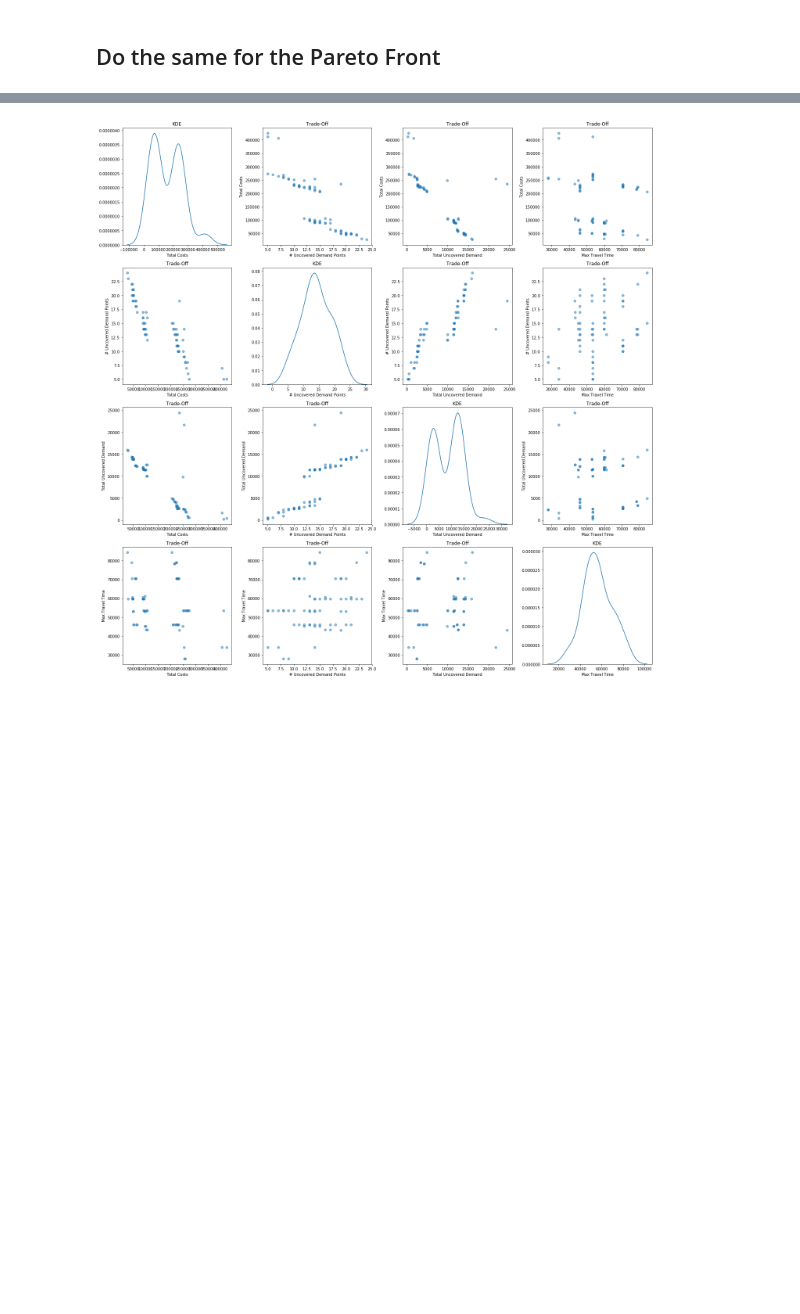
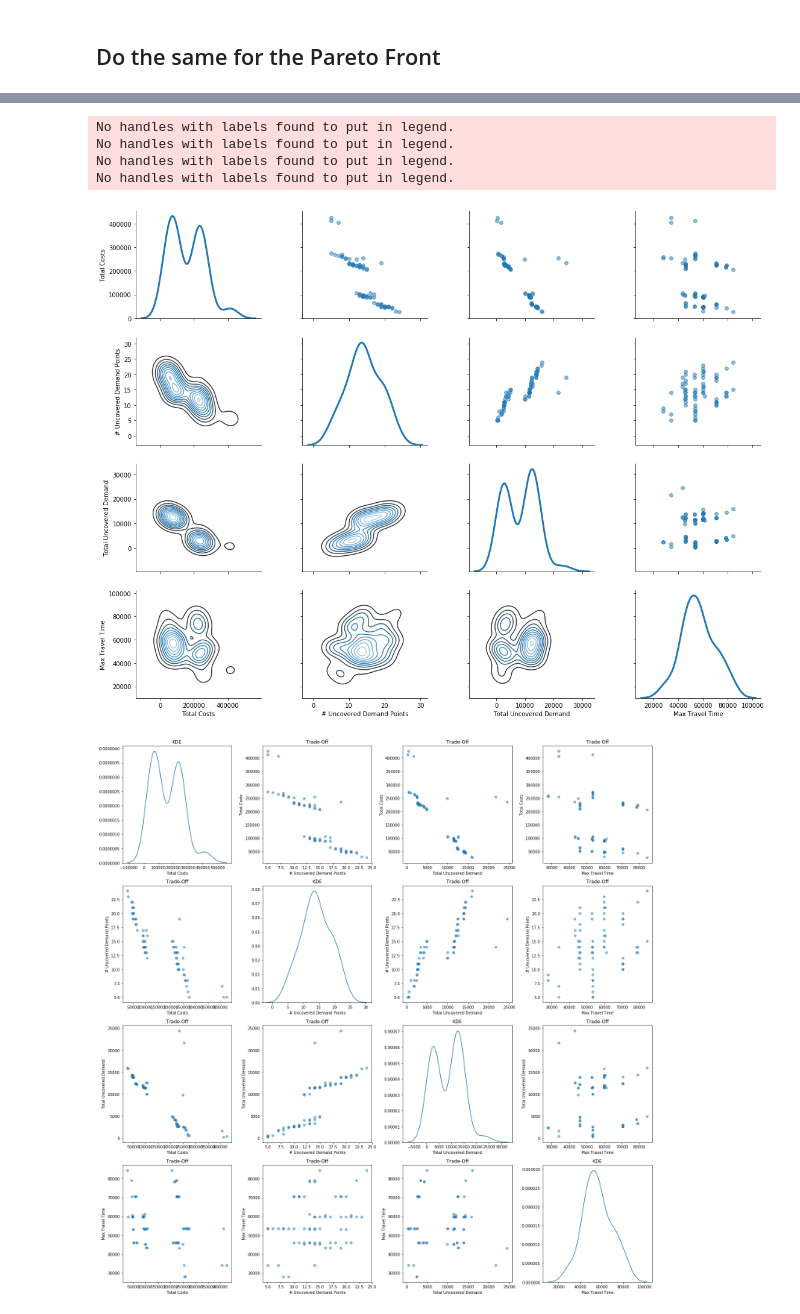
Before and after one commit to TRomijn/Thesis, a Jupyter notebook: Facility Location Model/Final Analysis 1 - Show Trade-offs - mpmordm solutions for perfect information- not Cleaned.ipynb, the cells around one changed output, grey strips where cells are left out. Cells and saved outputs as stored; diff of their text form; code cells hidden in the pictures; blank space fills up the shorter version.

```diff
--- a/Facility Location Model/Final Analysis 1 - Show Trade-offs - mpmordm solutions for perfect information- not Cleaned.ipynb
+++ b/Facility Location Model/Final Analysis 1 - Show Trade-offs - mpmordm solutions for perfect information- not Cleaned.ipynb
@@ -241,3 +255,18 @@ PFtest = testPF[:,1:]
+# %%
+g = sns.PairGrid(dftmp, diag_sharey=False, size = 3, aspect=1.3)
+g.map_lower(sns.kdeplot, cmap='Blues_d')
+g.map_upper(plt.scatter,  alpha=0.5)
+g.map_diag(sns.kdeplot, lw=3)
+# g.set_title("Pareto Front Objective Scores")
+plt.tight_layout()
+# plt.show()
+plt.savefig("{}/{}/Analysis/Objective-PairGrid".format(case,output_folder),dpi=600)
+# %% [output]
+No handles with labels found to put in legend.
+No handles with labels found to put in legend.
+No handles with labels found to put in legend.
+No handles with labels found to put in legend.
+[figure, added]
 # %%
 fig = plt.figure(figsize=(20,20))
 
```
Also changed, not shown: parts of 21 cells of this notebook, 3 other files.
